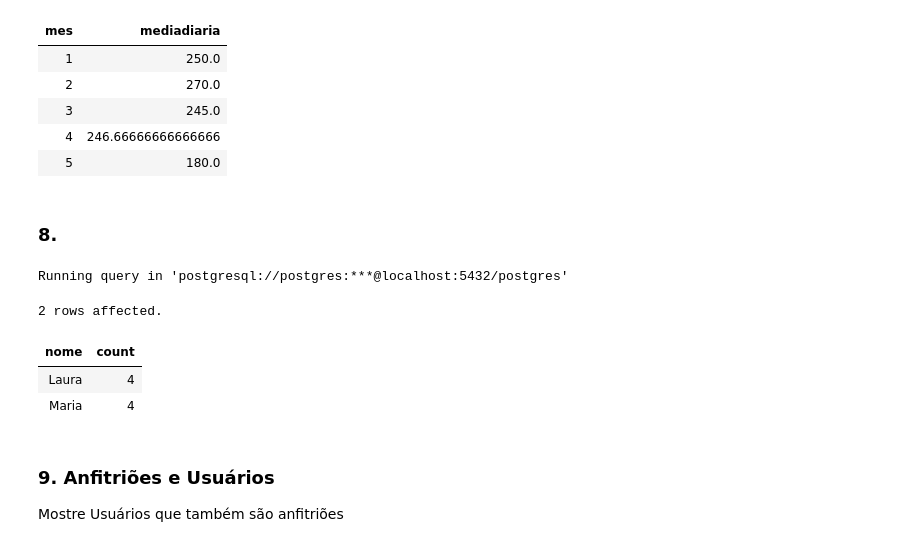
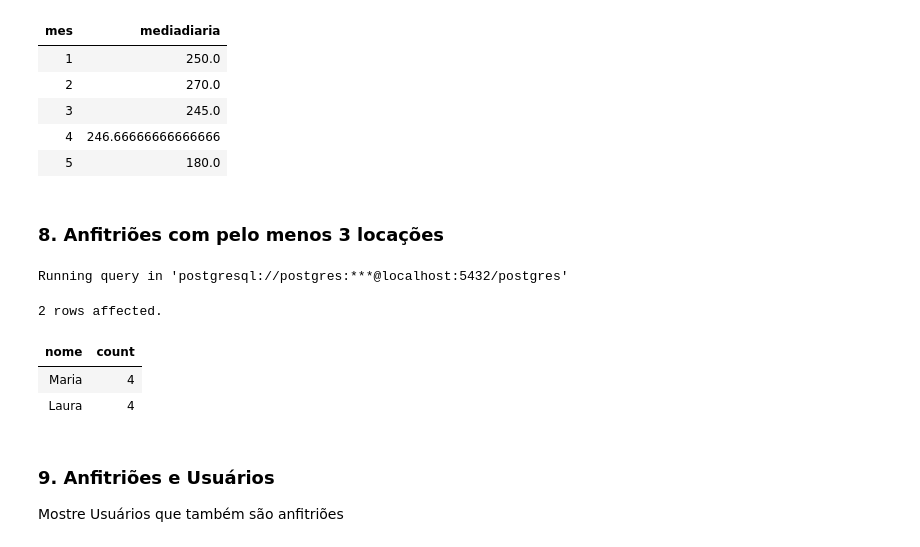
Before and after one commit to MiguelHenri/SCC0240, a Jupyter notebook: t1.ipynb, the cells around one changed output. Saved outputs shown, nothing was run; the diff lists cells and outputs as text; code cells hidden in the pictures.

```diff
--- a/t1.ipynb
+++ b/t1.ipynb
@@ -263,25 +263,25 @@ Running query in 'postgresql://postgres:***@localhost:5432/postgres'
 | 3 | 245.0 |
 | 4 | 246.66666666666666 |
 | 5 | 180.0 |
-# %% [markdown]
-### 8.
+# %% [markdown]
+### 8. Anfitriões com pelo menos 3 locações
 # %%
 %%sql
 SELECT Q.Nome, Q.Count FROM (
     SELECT U.Nome, COUNT(P.ID) as Count
     FROM Locacoes L
     JOIN Propriedades P ON L.IDPropriedade = P.ID
     JOIN Anfitrioes A ON P.IDProprietario = A.IDUsuario
     JOIN Usuarios U ON A.IDUsuario = U.ID
     GROUP BY U.Nome
 ) Q
-WHERE Q.Count > 1 # trocar por > 3
+WHERE Q.Count >= 3
 # %% [output]
 Running query in 'postgresql://postgres:***@localhost:5432/postgres'
 2 rows affected.
 | nome | count |
+| Maria | 4 |
 | Laura | 4 |
-| Maria | 4 |
 # %% [markdown]
 ### 9. Anfitriões e Usuários
 Mostre Usuários que também são anfitriões
```
Also changed, not shown: parts of 4 cells of this notebook.
